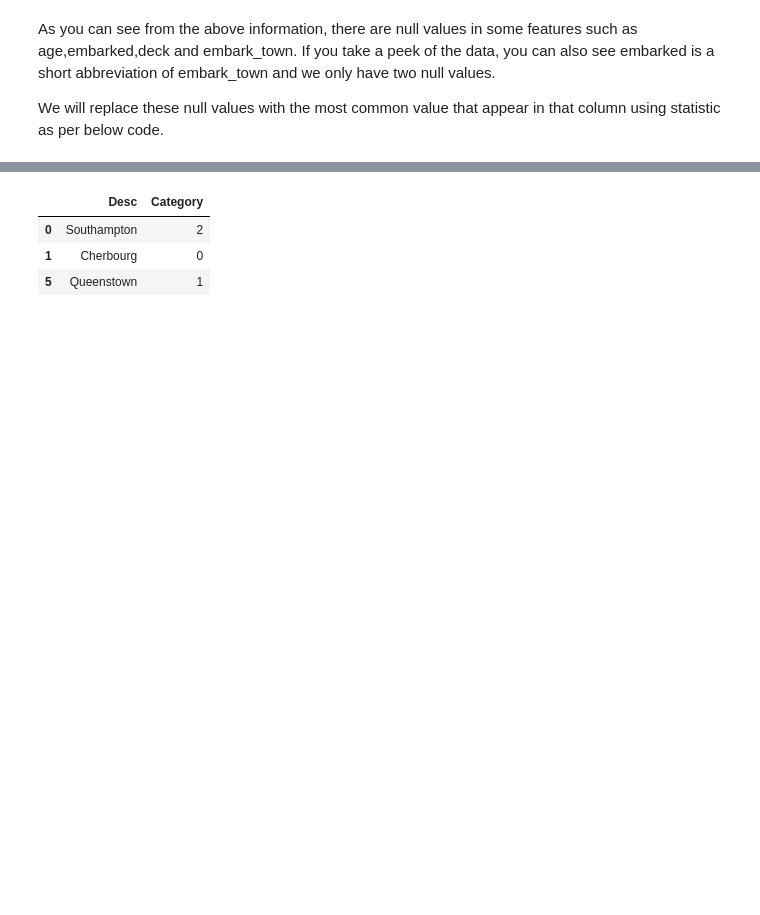
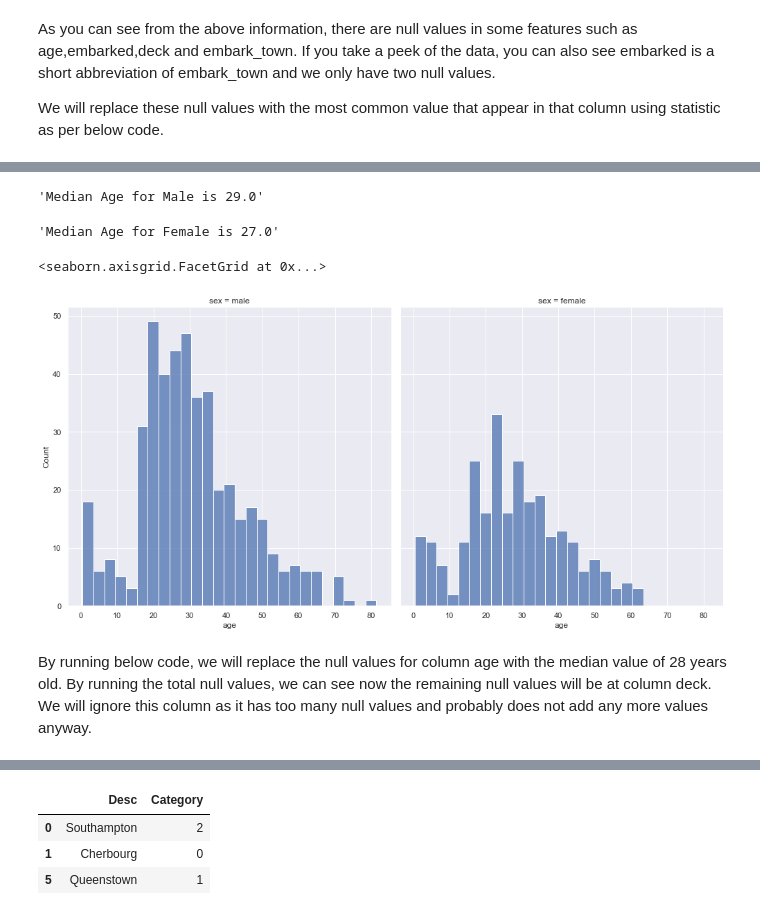
Before and after one commit to RonnyCh/mydsbook, a Jupyter notebook: myBook.ipynb, the cells around one changed output, grey strips where cells are left out. Drawn from its saved outputs; the diff is of its cells as text; code cells hidden in the pictures; blank space fills up the shorter version.

```diff
--- a/myBook.ipynb
+++ b/myBook.ipynb
@@ -1198,7 +1200,7 @@ Titanic dataset is one of the most popular example for classification in data sc
 # %%
 
 import seaborn as sns
-#titanic = sns.load_dataset('titanic')
+titanic = sns.load_dataset('titanic')
 #titanic['sex']=titanic['sex'].astype('category')
 #titanic['sex']= titanic['sex'].cat.codes
 #titanic = titanic.drop(['alive','adult_male'],axis=1)
@@ -1234,14 +1236,19 @@ from IPython.display import display
 
 display (titanic.head())
 
-prev = titanic['embark_town'].isnull().sum()
+#prev = titanic['embark_town'].isnull().sum()
 
-myval = statistics.mode(titanic['embark_town'])
-#titanic['embark_town'].fillna(myval,inplace=True)
+myval = statistics.mode(titanic['embark_town'])     # find the most common value in embark_town
+titanic['embark_town'].fillna(myval,inplace=True)   # fill na with the above common value
 
-after = titanic['embark_town'].isnull().sum()
 
-display (prev,after)
+myval = statistics.mode(titanic['embarked'])     # find the most common value in embark_town
+titanic['embarked'].fillna(myval,inplace=True)   # fill na with the above common value
+
+#after = titanic['embark_town'].isnull().sum()
+#display ('Previous null rows are ' + str(prev),'Current null rows are ' + str(after))  # check before/after
+
+titanic.isnull().sum()
 # %% [output]
 |  | survived | pclass | sex | age | sibsp | parch | fare | embarked | class | who | ... |
 | 0 | 0 | 3 | male | 22.0 | 1 | 0 | 7.2500 | S | Third | man | ... |
@@ -1273,3 +1274,0 @@ dtype: int64
-# %%
-sns.set(rc={'figure.figsize':(11.7,8.27)})
-sns.hisplot(titanic['age'], bins=30)
@@ -1301,0 +1280,17 @@ ERROR: No matching distribution found for seaborn==0.11.0
+# %%
+
+display ('Median Age for Male is ' + str(titanic[titanic['sex']=='male']['age'].median()))
+display ('Median Age for Female is ' + str(titanic[titanic['sex']=='female']['age'].median()))
+
+
+sns.displot(
+    titanic, x="age", col="sex",
+    binwidth=3, height=7, facet_kws=dict(margin_titles=True),
+)
+# %% [output]
+'Median Age for Male is 29.0'
+'Median Age for Female is 27.0'
+<seaborn.axisgrid.FacetGrid at 0x...>
+[figure, added]
+# %% [markdown]
+By running below code, we will replace the null values for column age with the median value of 28 years old. By running the total null values, we can see now the remaining null values will be at column deck. We will ignore this column as it has too many null values and probably does not add any more values anyway.
```
Also changed, not shown: parts of 37 cells of this notebook.
